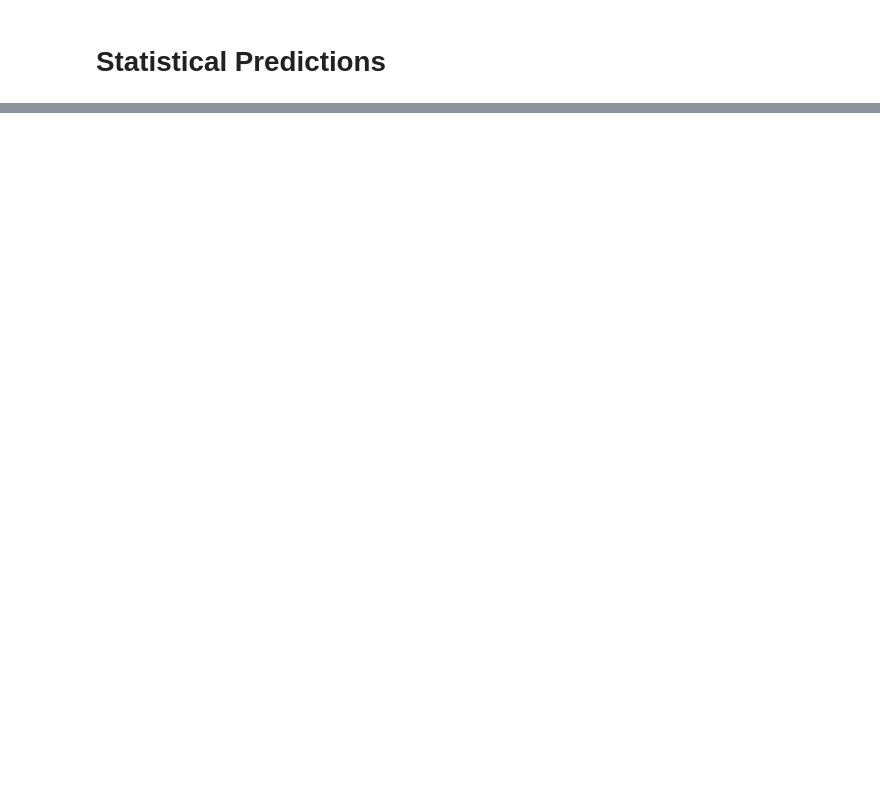
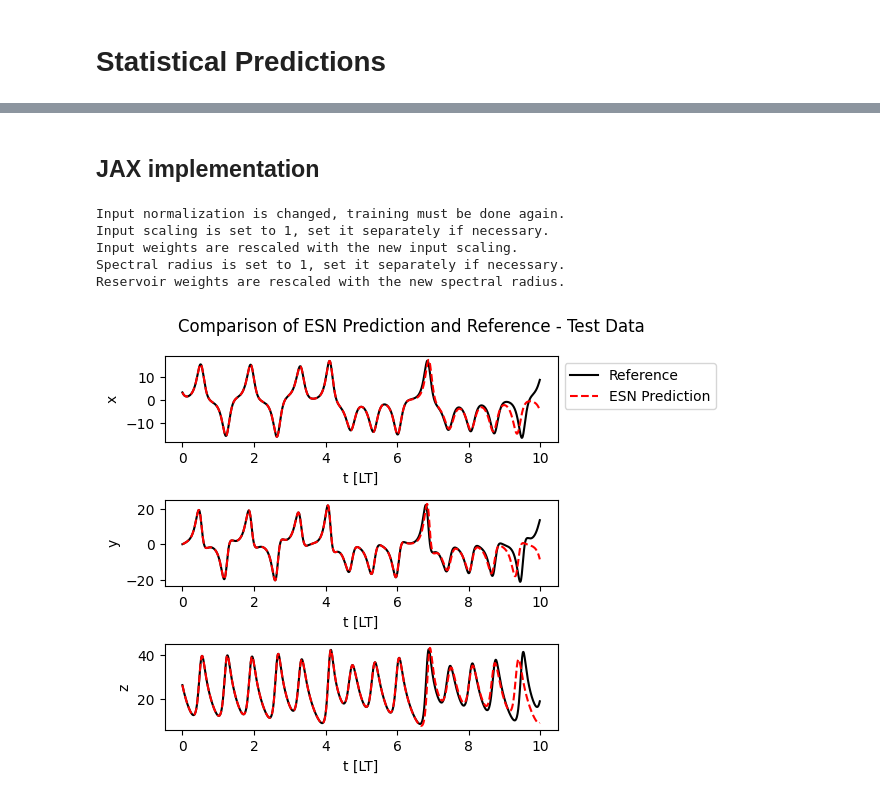
Before and after one commit to MagriLab/EchoStateNetwork, a Jupyter notebook: tutorial/lorenz63_esn_demo.ipynb, the cells around one changed output, grey strips where cells are left out. Cells and saved outputs as stored; diff of their text form; code cells hidden in the pictures; blank space fills up the shorter version.

Commit message:
Updated tutorial and added dense input weights option for the input bias

```diff
--- a/tutorial/lorenz63_esn_demo.ipynb
+++ b/tutorial/lorenz63_esn_demo.ipynb
@@ -281,0 +283,36 @@ plt.show()
+# %% [markdown]
+## JAX implementation
+# %%
+# Create a JAX-ESN object with the same best hyperparameters
+my_JESN = JESN(**ESN_dict,
+             spectral_radius=min_dict['spectral_radius'][0],
+             input_scaling=min_dict['input_scaling'][0],
+             tikhonov=min_dict['tikhonov'][0],
+             input_seeds=[0, 1, 2],
+             reservoir_seeds=[3, 4])
+# %% [output]
+Input normalization is changed, training must be done again.
+Input scaling is set to 1, set it separately if necessary.
+Input weights are rescaled with the new input scaling.
+Spectral radius is set to 1, set it separately if necessary.
+Reservoir weights are rescaled with the new spectral radius.
+# %%
+# Train
+W_out_jax = jesn.train(my_JESN, U_washout, U_train_input, U_train_label, my_JESN.tikh)
+
+# Memory efficient training, uncomment if needed
+# W_out_jax = jesn.train_mem(my_JESN, U_washout, U_train_input, U_train_label, my_JESN.tikh, 10)
+
+# VERY IMPORTANT! Train doesn't automatically update the weights of the object, so we have to set them manually
+my_JESN.output_weights = W_out_jax
+# %%
+# Predict
+reservoir, prediction = jesn.closed_loop_with_washout(my_JESN,U_test_washout, 10*N_lyap)
+# %%
+# Plot
+N_plot = 10 * N_lyap
+# Define time steps
+time_steps = np.arange(0, N_plot * dt, dt) / t_lyap
+plot_prediction(time_steps, U_test, prediction, N_plot, n_plot_vars=3, labels_plot_vars=["x","y","z"])
+# %% [output]
+[figure, added]
```
Also changed, not shown: parts of 13 cells of this notebook, 5 other files.
